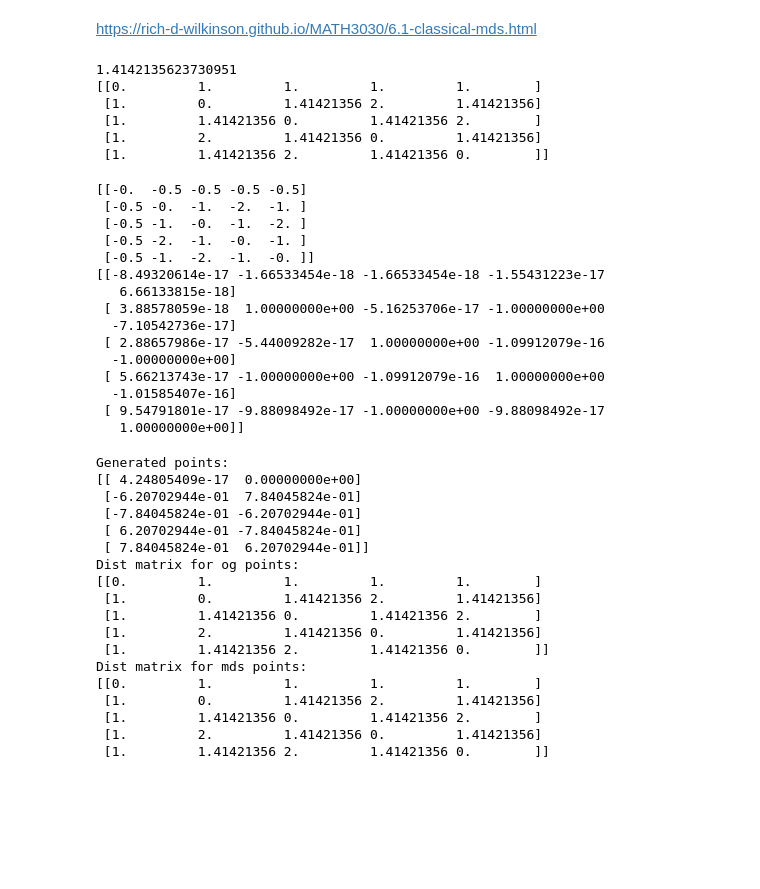
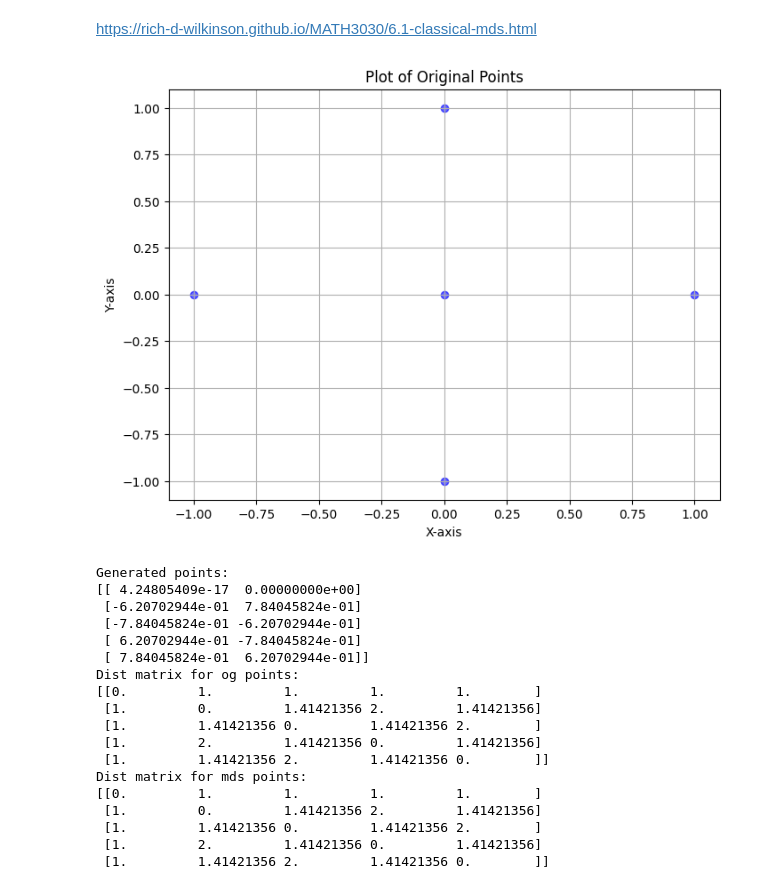
Before and after one commit to ayuan1114/535-mds-project, a Jupyter notebook: model.ipynb, the cells around one changed output. Cells and saved outputs as stored; diff of their text form; code cells hidden in the pictures; blank space fills up the shorter version.

```diff
--- a/model.ipynb
+++ b/model.ipynb
@@ -47,6 +29,19 @@ hello world
 https://rich-d-wilkinson.github.io/MATH3030/6.1-classical-mds.html
 # %%
 test_data = np.array([[0, 0], [1, 0], [0, 1], [-1, 0], [0, -1]])
+# %%
+x = test_data[:, 0]
+y = test_data[:, 1]
+
+plt.figure(figsize=(8, 6))
+plt.scatter(x, y, color='blue', alpha=0.6, label='Random Points')
+plt.title("Plot of Original Points")
+plt.xlabel("X-axis")
+plt.ylabel("Y-axis")
+plt.grid(True)
+plt.show()
+# %% [output]
+[figure, added]
 # %%
 def euclidean_dist(v1, v2):
     return np.sqrt(np.sum((v1 - v2) ** 2))
@@ -63,14 +58,3 @@ def distance_matrix(vectors):
 
 def centering_matrix(n): # dimension of centering matrix
     return np.identity(n) - np.ones((n, n)) / n
-# %%
-print(euclidean_dist(test_data[2], test_data[1]))
-test_dmat = distance_matrix(test_data)
-print(test_dmat)
-# %% [output]
-1.4142135623730951
-[[0.         1.         1.         1.         1.        ]
- [1.         0.         1.41421356 2.         1.41421356]
- [1.         1.41421356 0.         1.41421356 2.        ]
- [1.         2.         1.41421356 0.         1.41421356]
- [1.         1.41421356 2.         1.41421356 0.        ]]
@@ -83,22 +66,2 @@ def get_B(distance_matrix):
     H = centering_matrix(len(distance_matrix))
     return H @ A @ H
-# %%
-print(get_A(test_dmat))
-test_B = get_B(test_dmat)
-print(test_B)
-# %% [output]
-[[-0.  -0.5 -0.5 -0.5 -0.5]
- [-0.5 -0.  -1.  -2.  -1. ]
- [-0.5 -1.  -0.  -1.  -2. ]
- [-0.5 -2.  -1.  -0.  -1. ]
- [-0.5 -1.  -2.  -1.  -0. ]]
-[[-8.49320614e-17 -1.66533454e-18 -1.66533454e-18 -1.55431223e-17
-   6.66133815e-18]
- [ 3.88578059e-18  1.00000000e+00 -5.16253706e-17 -1.00000000e+00
-  -7.10542736e-17]
- [ 2.88657986e-17 -5.44009282e-17  1.00000000e+00 -1.09912079e-16
-  -1.00000000e+00]
- [ 5.66213743e-17 -1.00000000e+00 -1.09912079e-16  1.00000000e+00
-  -1.01585407e-16]
- [ 9.54791801e-17 -9.88098492e-17 -1.00000000e+00 -9.88098492e-17
-   1.00000000e+00]]
```
Also changed, not shown: parts of 11 cells of this notebook.
